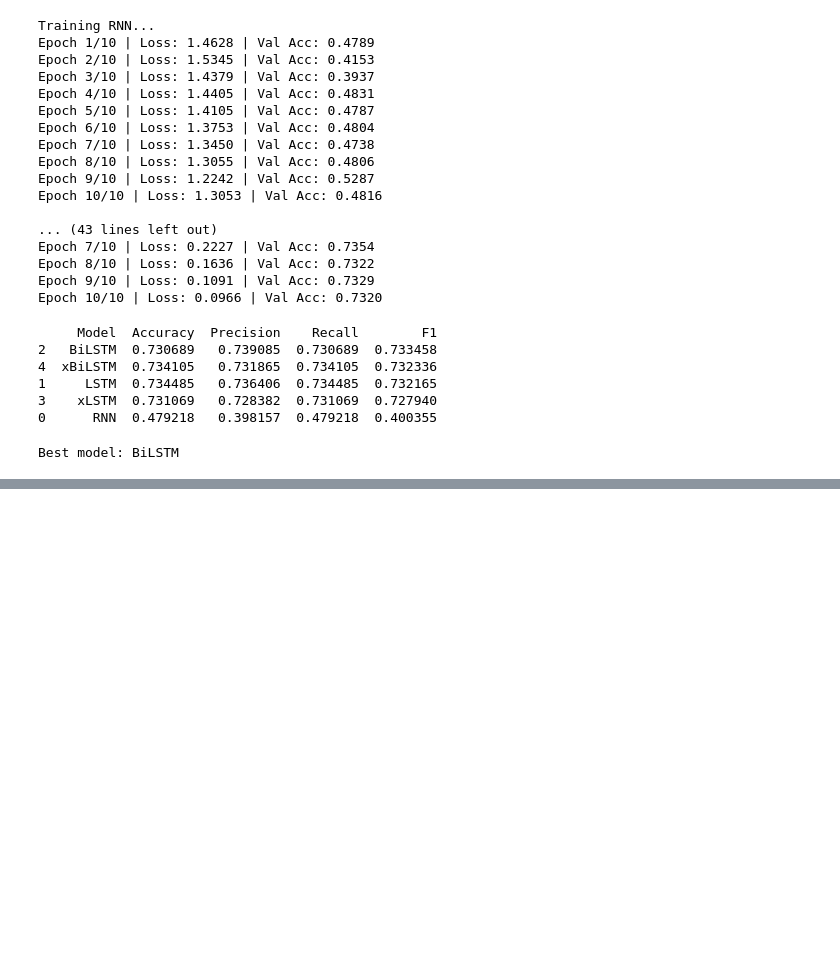
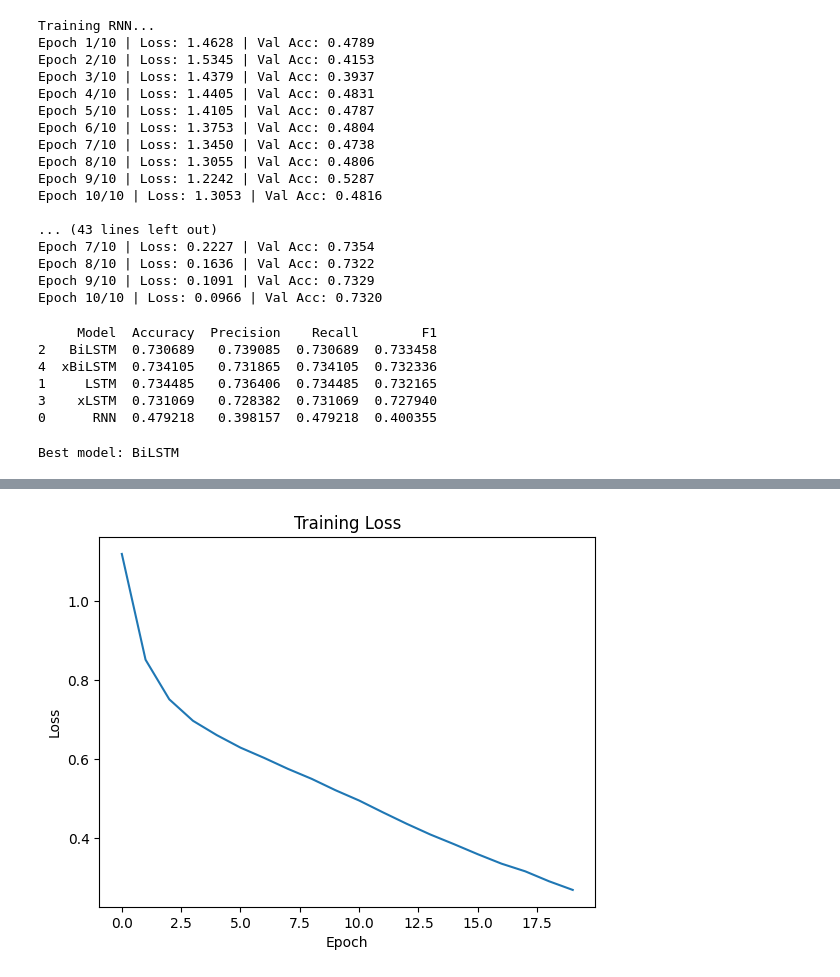
Before and after one commit to pxsa/GenAI4SDLC-, a Jupyter notebook: sentiment-analysis/mental-disorder.ipynb, the cells around one changed output, grey strips where cells are left out. Cells and saved outputs as stored; diff of their text form; code cells hidden in the pictures; blank space fills up the shorter version.

```diff
--- a/sentiment-analysis/mental-disorder.ipynb
+++ b/sentiment-analysis/mental-disorder.ipynb
@@ -1441,0 +1740,5 @@ Best model: BiLSTM
+# %%
+rnn_model = LSTMModel()
+
+loss = train_model(rnn_model, epochs=20)
+acc = evaluate(rnn_model)
@@ -1441,0 +1763,8 @@ Best model: BiLSTM
+# %%
+plt.plot(loss)
+plt.title("Training Loss")
+plt.xlabel("Epoch")
+plt.ylabel("Loss")
+plt.show()
+# %% [output]
+[figure, added]
```
Also changed, not shown: parts of 20 cells of this notebook.
